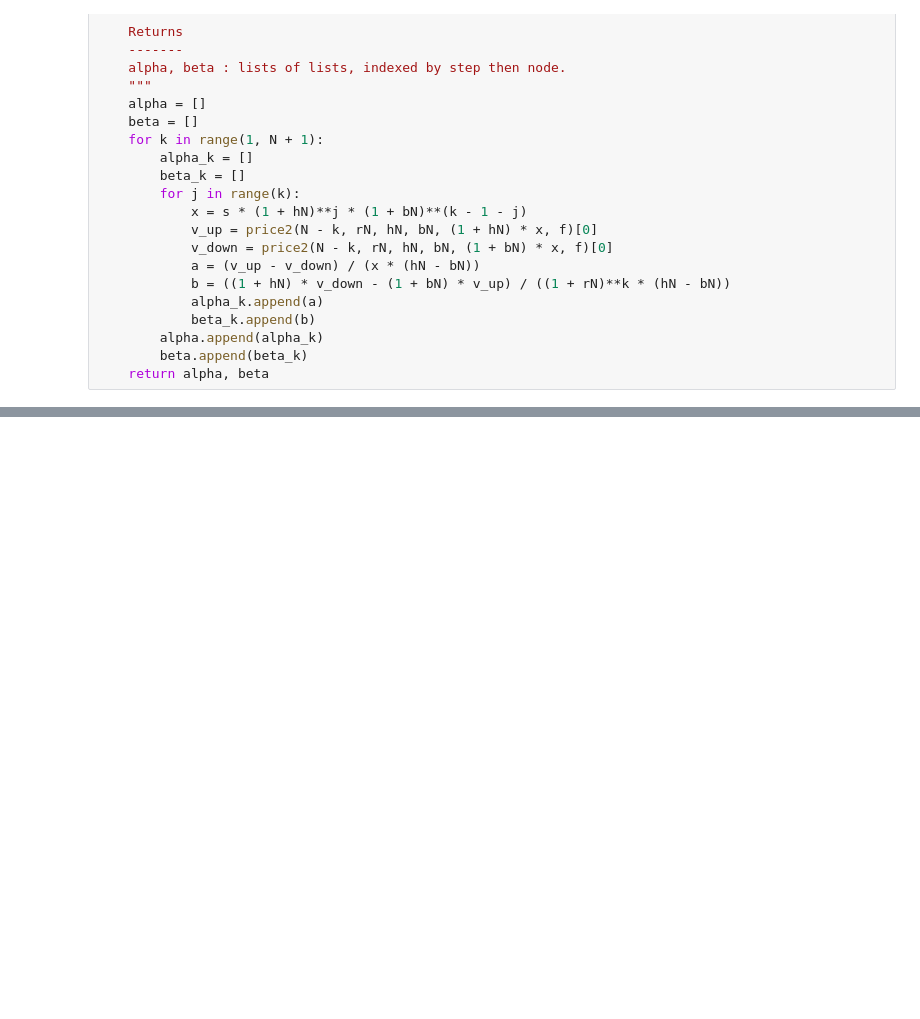
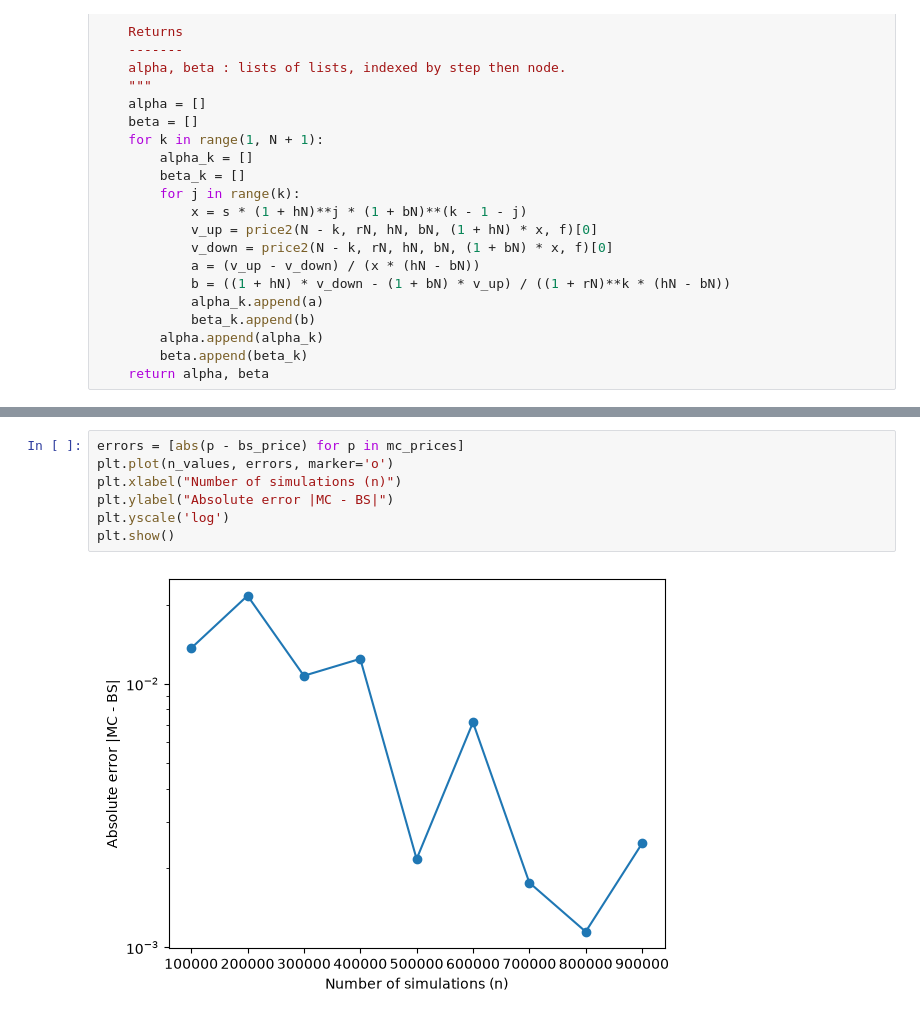
Before and after one commit to AnasKh21/pricing-european-options, a Jupyter notebook: pricing_european_options.ipynb, the cells around one changed output, grey strips where cells are left out. Cells and saved outputs as stored; diff of their text form; blank space fills up the shorter version.

```diff
--- a/pricing_european_options.ipynb
+++ b/pricing_european_options.ipynb
@@ -124,0 +215,9 @@ hedge(2, 0.01, 0.05, -0.05, 100, call)
+# %%
+errors = [abs(p - bs_price) for p in mc_prices]
+plt.plot(n_values, errors, marker='o')
+plt.xlabel("Number of simulations (n)")
+plt.ylabel("Absolute error |MC - BS|")
+plt.yscale('log')
+plt.show()
+# %% [output]
+[figure, added]
```
Also changed, not shown: parts of 23 cells of this notebook.
